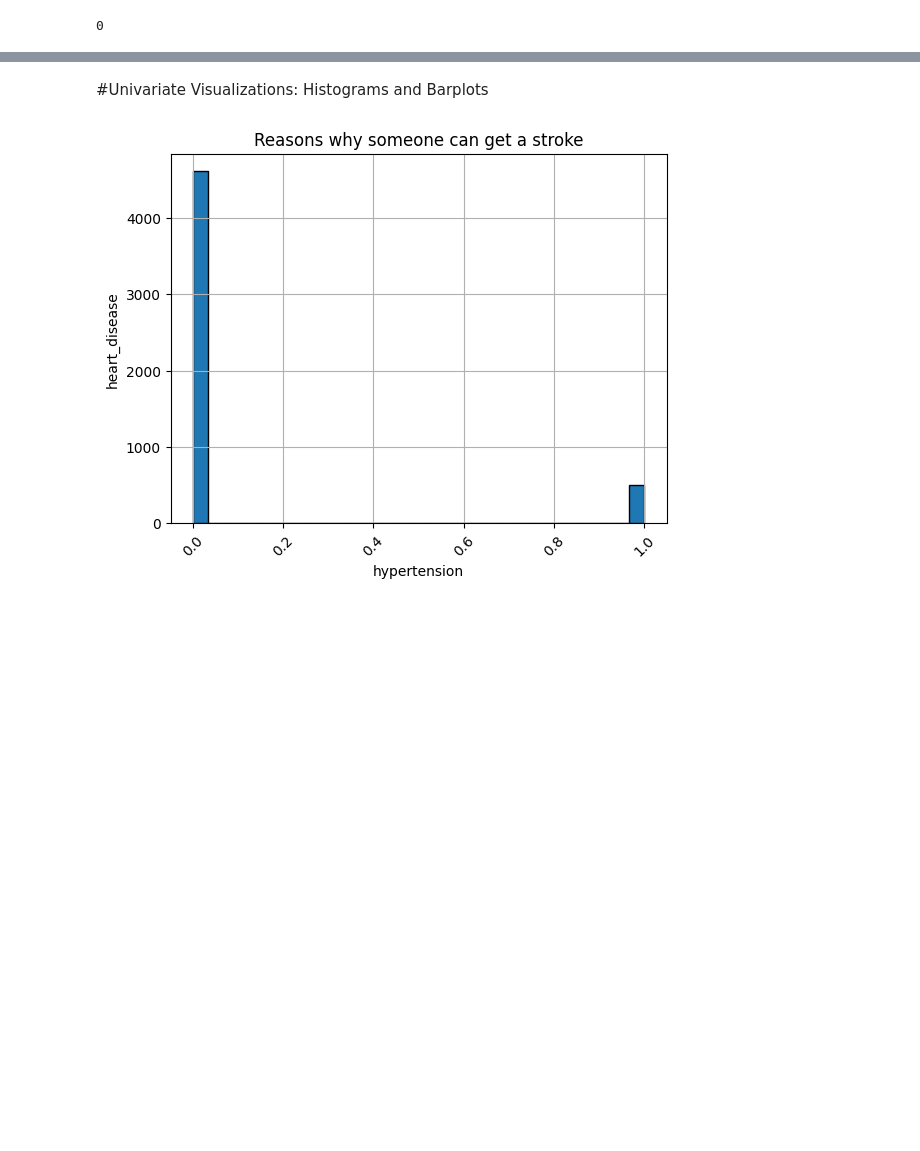
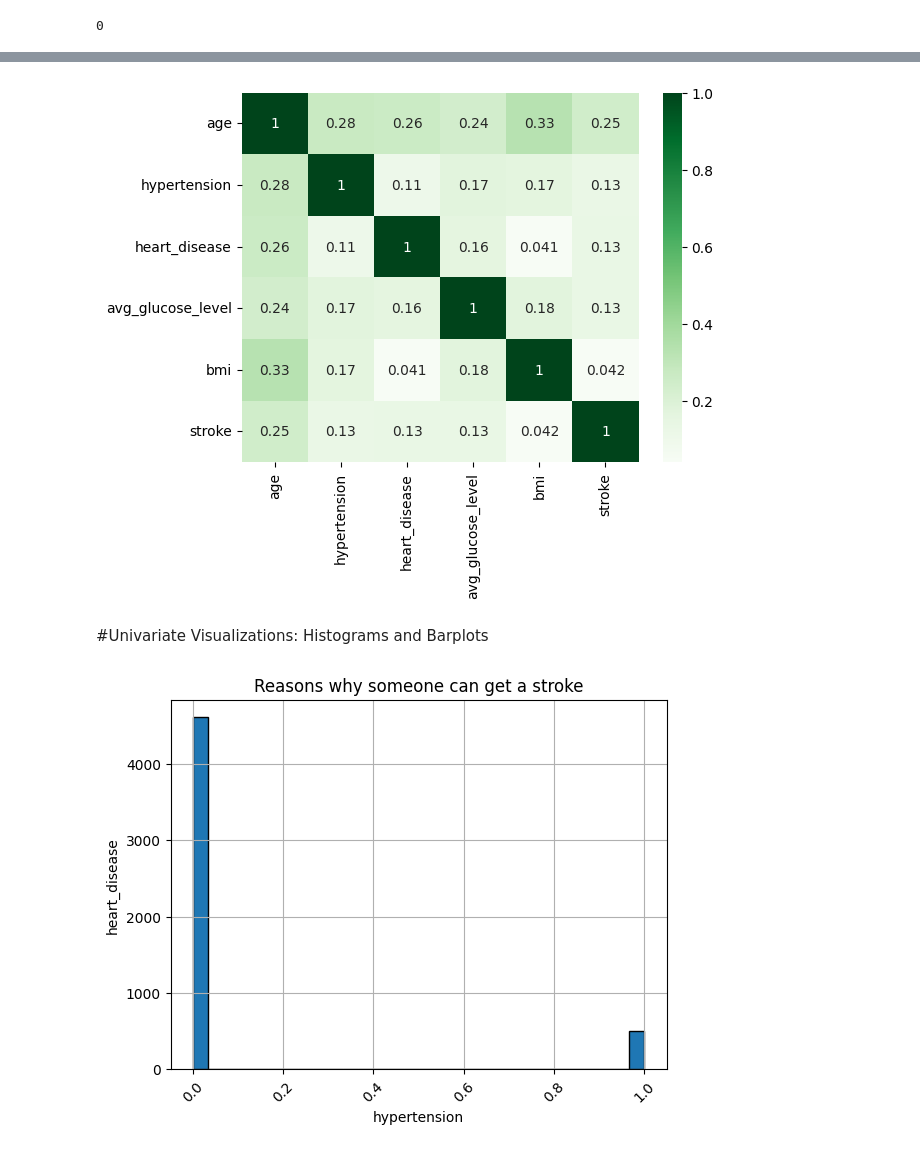
Before and after one commit to CatDawn29/Catherine-Project-2.0, a Jupyter notebook: Tippins_Project_2.ipynb, the cells around one changed output, grey strips where cells are left out. Saved outputs shown, nothing was run; the diff lists cells and outputs as text; code cells hidden in the pictures; blank space fills up the shorter version.

```diff
--- a/Tippins_Project_2.ipynb
+++ b/Tippins_Project_2.ipynb
@@ -303,0 +321,3 @@ dtype: float64
+# %%
+corr = stroke_df.corr(numeric_only = True)
+corr.round(2)
@@ -304,3 +332,8 @@ dtype: float64
+# %%
+# Please add the numbers in the boxes for clarity --> better/quickers insights
+sns.heatmap(corr, cmap = 'Greens',annot = True);
+# %% [output]
+[figure, added]
 # %% [markdown]
 #Univariate Visualizations: Histograms and Barplots
 # %%
```
Also changed, not shown: parts of 33 cells of this notebook.
